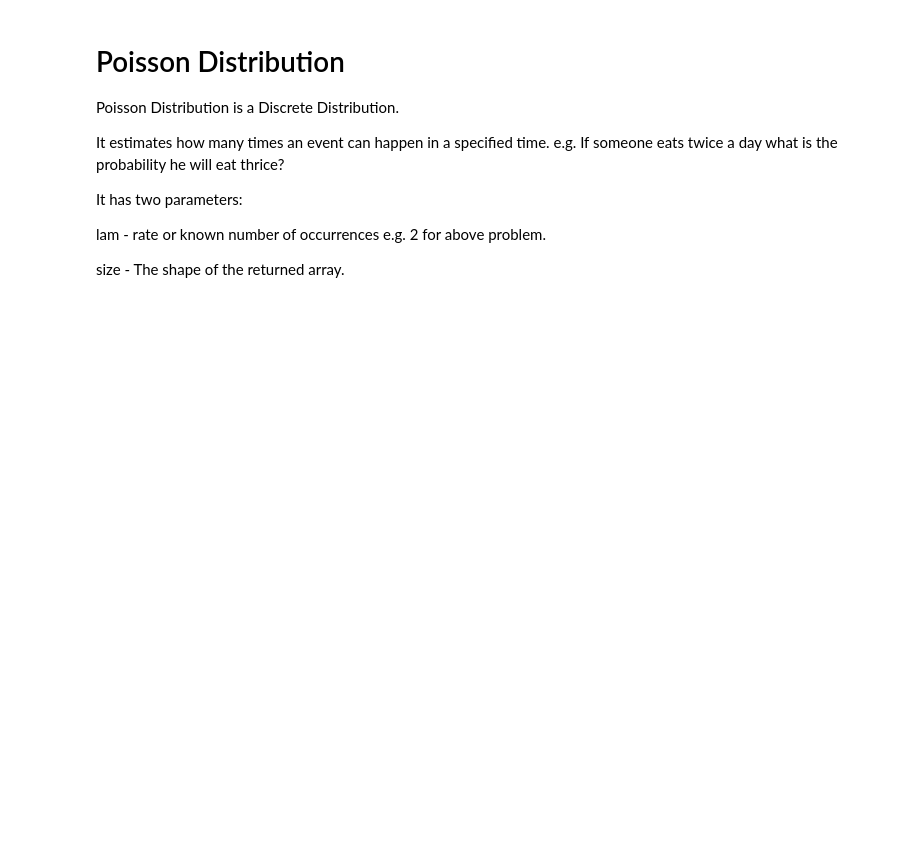
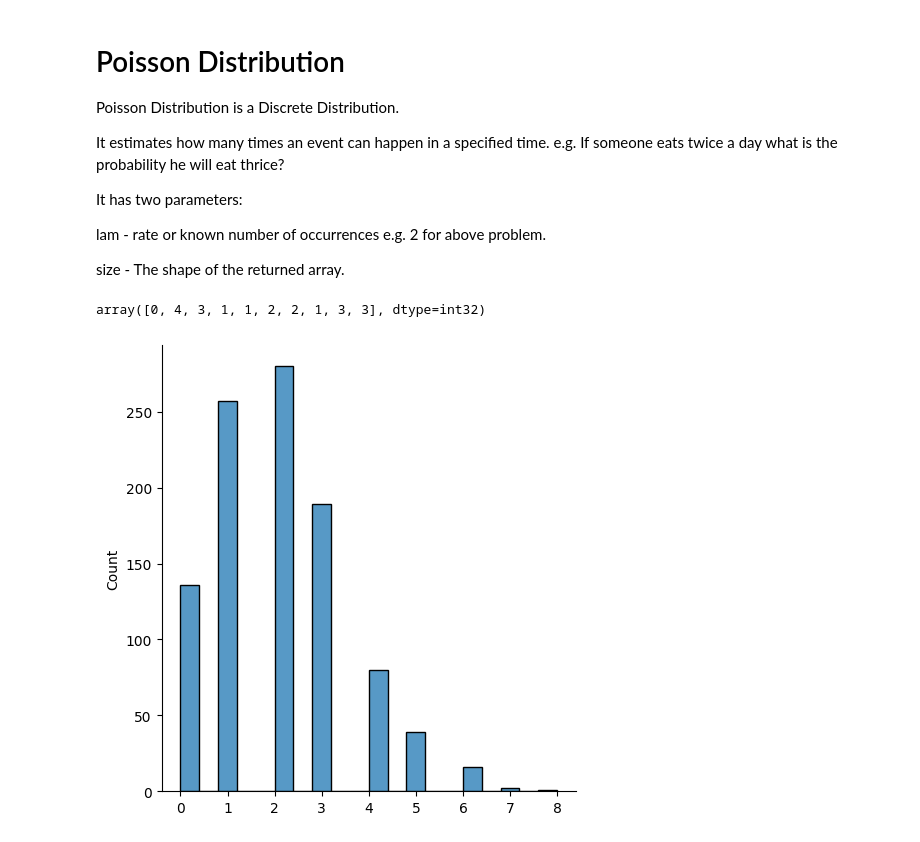
Before and after one commit to Robert837-sys/Data_Analysis_with_NumPy, a Jupyter notebook: w3Numpy.ipynb, the cells around one changed output. Saved outputs shown, nothing was run; the diff lists cells and outputs as text; code cells hidden in the pictures; blank space fills up the shorter version.

Commit message:
numpy random conclusion

```diff
--- a/w3Numpy.ipynb
+++ b/w3Numpy.ipynb
@@ -1013,3 +1013,17 @@ It has two parameters:
 lam - rate or known number of occurrences e.g. 2 for above problem.
 
 size - The shape of the returned array.
+# %%
+import numpy as np
+from numpy import random
+x=random.poisson(lam=2,size=(10))
+x
+# %% [output]
+array([0, 4, 3, 1, 1, 2, 2, 1, 3, 3], dtype=int32)
+# %%
+import matplotlib.pyplot as plt
+import seaborn as sns
+sns.displot(random.poisson(lam=2,size=1000))
+plt.show()
+# %% [output]
+[figure, added]
```
Also changed, not shown: parts of 33 cells of this notebook.
